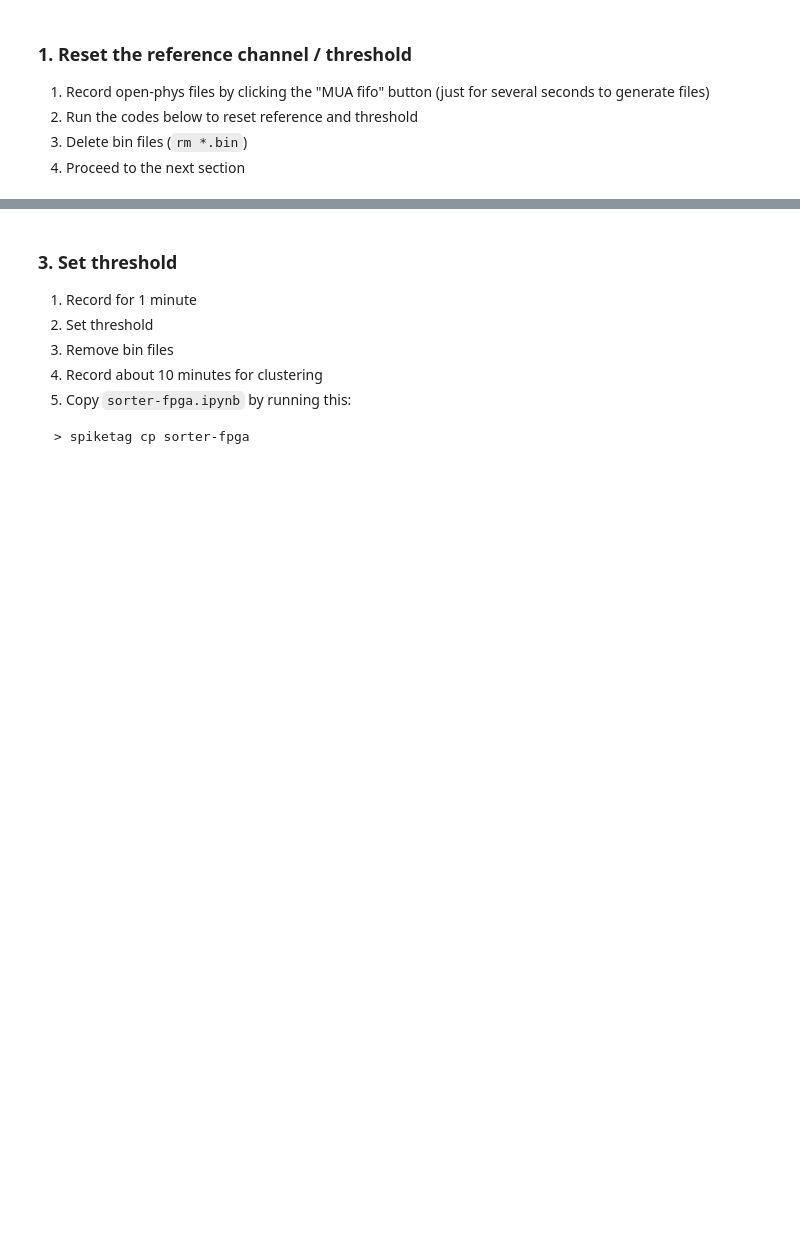
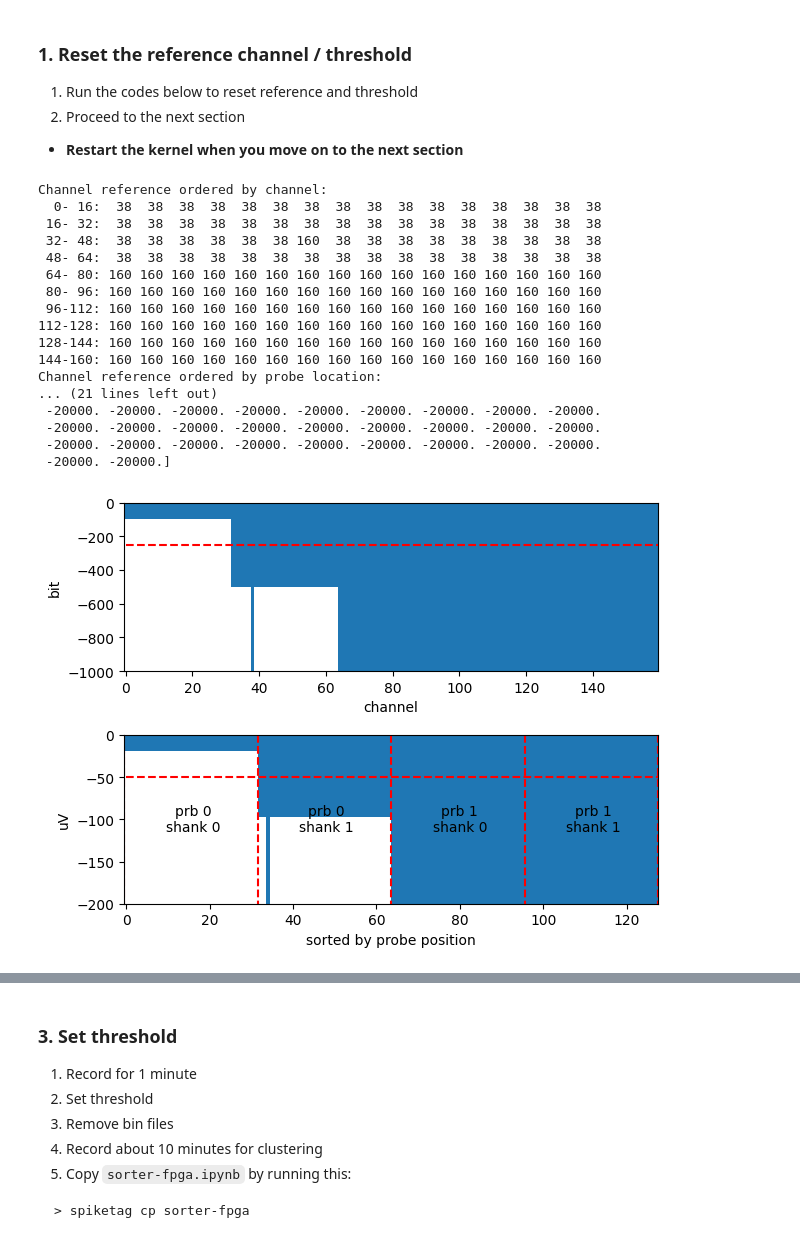
Before and after one commit to lapis42/spiketag, a Jupyter notebook: notebooks/template/config-fpga.ipynb, the cells around one changed output, grey strips where cells are left out. Drawn from its saved outputs; the diff is of its cells as text; code cells hidden in the pictures; blank space fills up the shorter version.

```diff
--- a/notebooks/template/config-fpga.ipynb
+++ b/notebooks/template/config-fpga.ipynb
@@ -1,6 +1,6 @@
 # %% [markdown]
 ### 1. Reset the reference channel / threshold
-1. Record open-phys files by clicking the "MUA fifo" button (just for several seconds to generate files)
-2. Run the codes below to reset reference and threshold
-3. Delete bin files (`rm *.bin`)
-4. Proceed to the next section
+1. Run the codes below to reset reference and threshold
+2. Proceed to the next section
+
+* **Restart the kernel when you move on to the next section**
@@ -43,0 +7,70 @@ print(ctrl.fpga.ch_ref)
+# %%
+%matplotlib inline
+%gui qt
+
+import numpy as np
+import matplotlib.pyplot as plt
+from spiketag.base import probe
+from spiketag.fpga import FPGA
+
+# load probe
+prb_filename = './prb_a2x32x2.prb'
+prb = probe()
+prb.load(prb_filename)
+
+fpga = FPGA(probe=prb)
+
+# check the current channel reference
+ch_ref_fpga = fpga.ch_ref.to_numpy().astype(int)
+print(f"Channel reference ordered by channel:")
+for i in range(10):
+    ch_str = ' '.join([f"{i:3d}" for i in ch_ref_fpga[i*16:(i+1)*16]])
+    print(f"{i*16:3d}-{(i+1)*16:3d}: " + ch_str)
+print(f"Channel reference ordered by probe location:")
+for i in range(10):
+    ch_str = ' '.join([f"{i:3d}" for i in ch_ref_fpga[prb.chs[i*16:(i+1)*16]]])
+    print(f"{i*16:3d}-{(i+1)*16:3d}: " + ch_str)
+
+# check the current threshold
+thres = fpga.thres.to_numpy().copy()
+plt.subplot(2, 1, 1)
+plt.bar(np.arange(len(thres)), thres, width=1)
+plt.hlines(-250, 0, len(thres), color='r', linestyles='dashed')
+plt.ylabel('bit')
+plt.xlabel('channel')
+plt.xlim([-0.5, len(thres) - 0.5])
+plt.ylim([-1000, 0])
+plt.subplot(2, 1, 2)
+plt.bar(np.arange(len(prb.chs)), thres[prb.chs] * 0.195, width=1)
+plt.hlines(-50, 0, len(prb.chs), color='r', linestyles='dashed')
+plt.vlines(np.arange(-0.5, 128, 32), 0, -200, color='r', linestyles='dashed')
+plt.text(16, -100, 'prb 0\nshank 0', color='k', ha='center', va='center')
+plt.text(16+32, -100, 'prb 0\nshank 1', color='k', ha='center', va='center')
+plt.text(16+64, -100, 'prb 1\nshank 0', color='k', ha='center', va='center')
+plt.text(16+96, -100, 'prb 1\nshank 1', color='k', ha='center', va='center')
+plt.ylabel('uV')
+plt.xlabel('sorted by probe position')
+plt.xlim([-0.5, len(prb.chs) - 0.5])
+plt.ylim([-200, 0])
+plt.tight_layout()
+
+print(thres[prb.chs])
+# %% [output]
+Channel reference ordered by channel:
+  0- 16:  38  38  38  38  38  38  38  38  38  38  38  38  38  38  38  38
+ 16- 32:  38  38  38  38  38  38  38  38  38  38  38  38  38  38  38  38
+ 32- 48:  38  38  38  38  38  38 160  38  38  38  38  38  38  38  38  38
+ 48- 64:  38  38  38  38  38  38  38  38  38  38  38  38  38  38  38  38
+ 64- 80: 160 160 160 160 160 160 160 160 160 160 160 160 160 160 160 160
+ 80- 96: 160 160 160 160 160 160 160 160 160 160 160 160 160 160 160 160
+ 96-112: 160 160 160 160 160 160 160 160 160 160 160 160 160 160 160 160
+112-128: 160 160 160 160 160 160 160 160 160 160 160 160 160 160 160 160
+128-144: 160 160 160 160 160 160 160 160 160 160 160 160 160 160 160 160
+144-160: 160 160 160 160 160 160 160 160 160 160 160 160 160 160 160 160
+Channel reference ordered by probe location:
+... (21 lines left out)
+ -20000. -20000. -20000. -20000. -20000. -20000. -20000. -20000. -20000.
+ -20000. -20000. -20000. -20000. -20000. -20000. -20000. -20000. -20000.
+ -20000. -20000. -20000. -20000. -20000. -20000. -20000. -20000. -20000.
+ -20000. -20000.]
+[figure, added]
```
Also changed, not shown: parts of 25 cells of this notebook.
